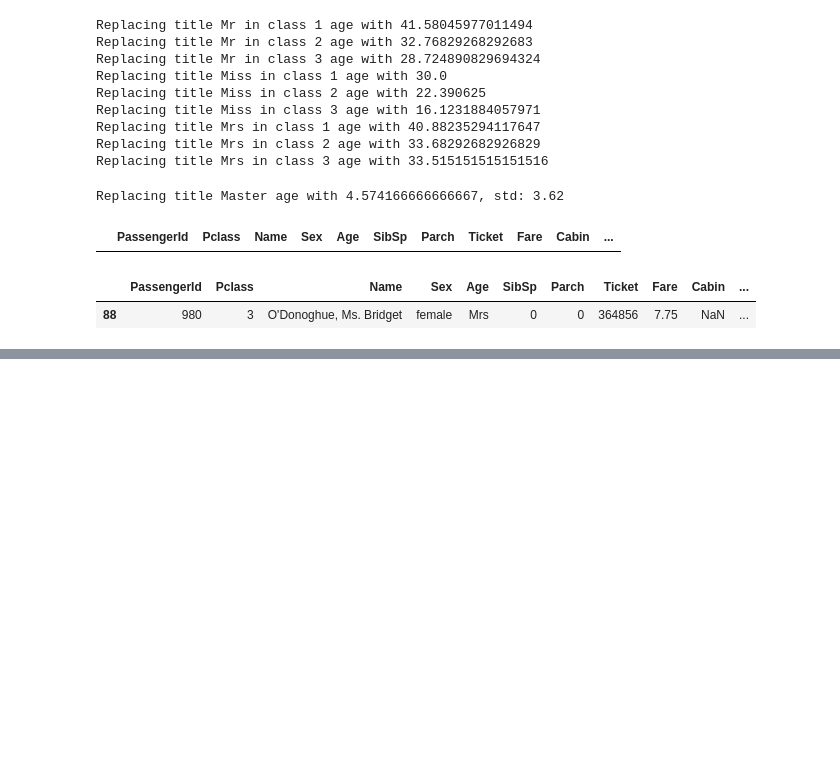
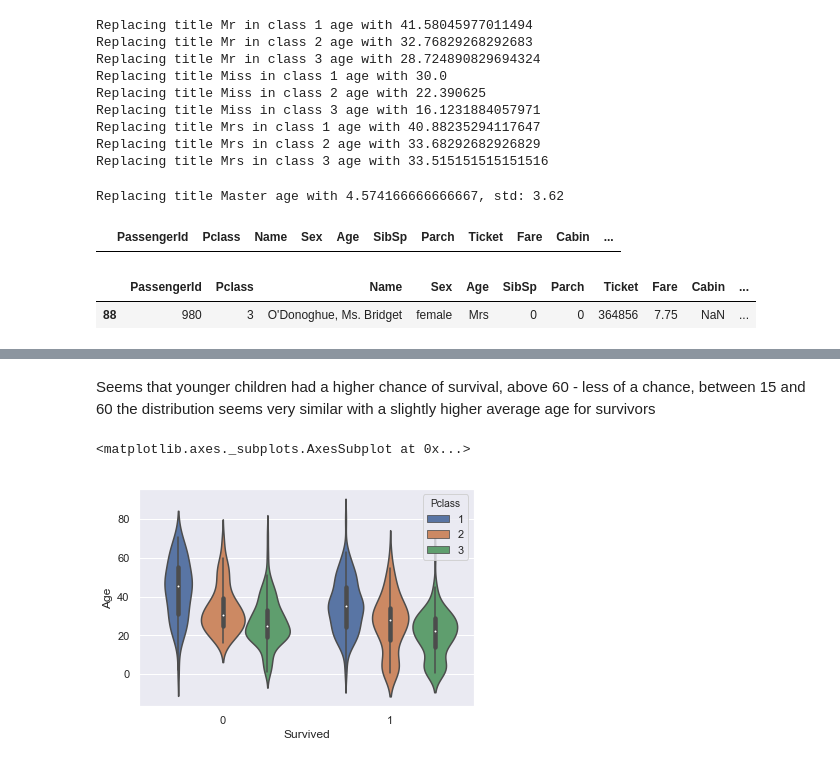
Before and after one commit to yoni2k/ml-kaggle-challenges, a Jupyter notebook: titanic/age_investigation.ipynb, the cells around one changed output, grey strips where cells are left out. Cells and saved outputs as stored; diff of their text form; code cells hidden in the pictures; blank space fills up the shorter version.

```diff
--- a/titanic/age_investigation.ipynb
+++ b/titanic/age_investigation.ipynb
@@ -391,0 +399,7 @@ test[test['PassengerId']==980]
+# %% [markdown]
+Seems that younger children had a higher chance of survival, above 60 - less of a chance, between 15 and 60 the distribution seems very similar with a slightly higher average age for survivors
+# %%
+sns.violinplot(data=df[df['Age'].isnull()==False], y='Age', x='Survived', hue='Pclass')
+# %% [output]
+<matplotlib.axes._subplots.AxesSubplot at 0x...>
+[figure, added]
```
Also changed, not shown: parts of 3 cells of this notebook, 2 other files.
